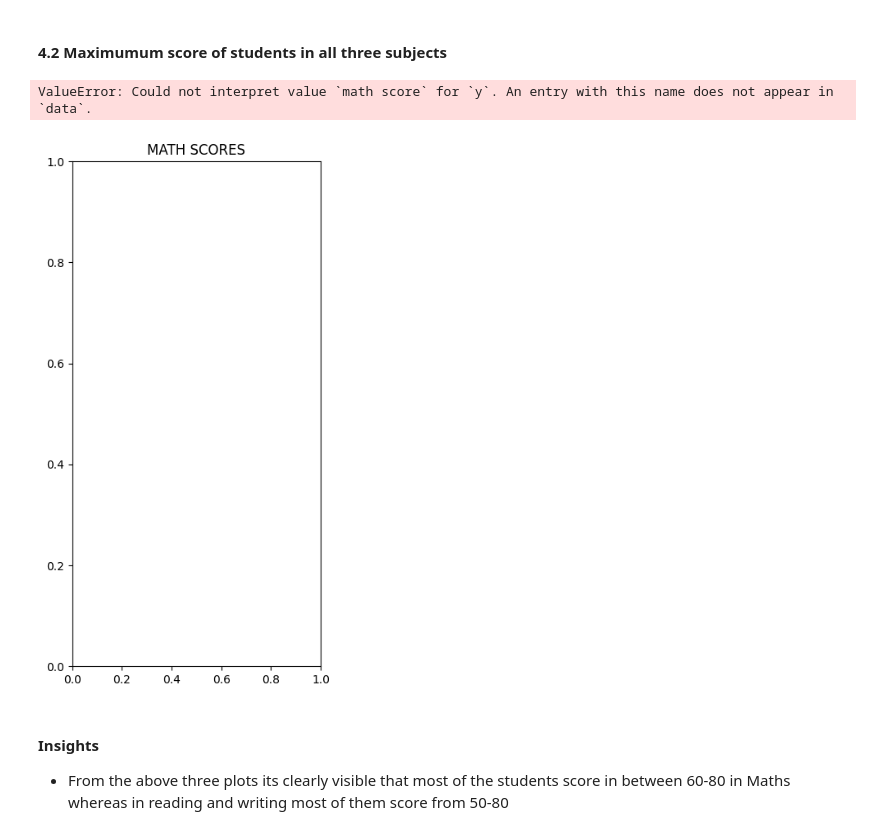
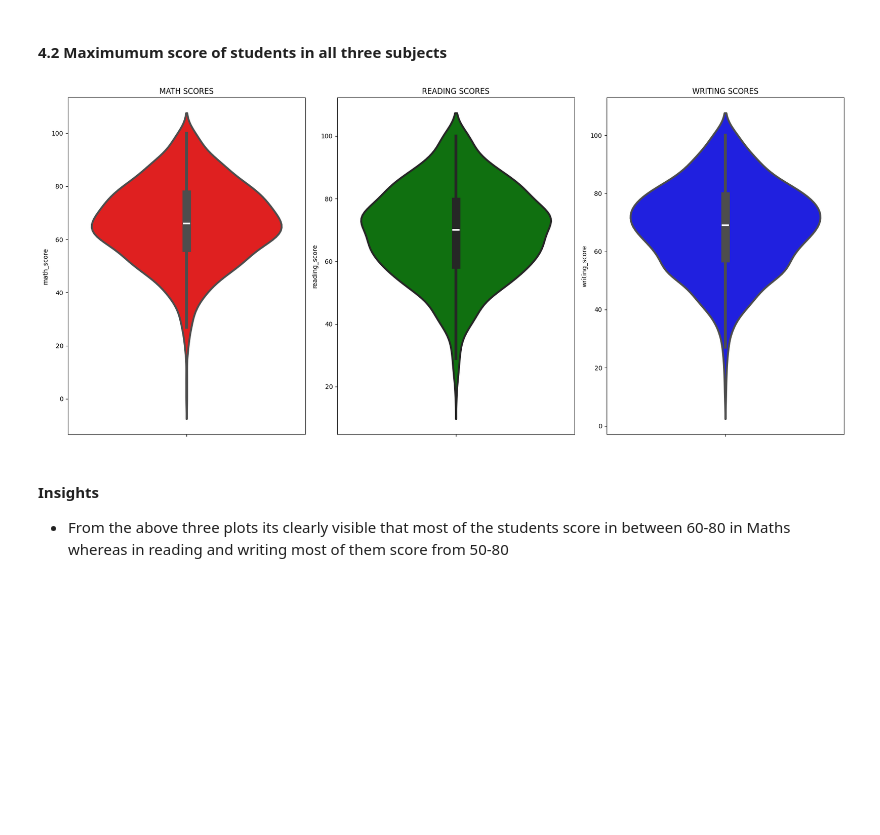
Before and after one commit to PriyankaDonagani/Project, a Jupyter notebook: notebook/1 . EDA STUDENT PERFORMANCE .ipynb, the cells around one changed output. Drawn from its saved outputs; the diff is of its cells as text; code cells hidden in the pictures; blank space fills up the shorter version.

```diff
--- a/notebook/1 . EDA STUDENT PERFORMANCE .ipynb
+++ b/notebook/1 . EDA STUDENT PERFORMANCE .ipynb
@@ -329,20 +403,24 @@ ValueError: Could not interpret value `race/ethnicity` for `hue`. An entry with
 #### 4.2 Maximumum score of students in all three subjects
 # %%
 
-plt.figure(figsize=(18,8))
-plt.subplot(1, 4, 1)
+plt.figure(figsize=(18, 8))
+
+plt.subplot(1, 3, 1)
 plt.title('MATH SCORES')
-sns.violinplot(y='math score',data=df,color='red',linewidth=3)
-plt.subplot(1, 4, 2)
+sns.violinplot(y='math_score', data=df, color='red', linewidth=3)
+
+plt.subplot(1, 3, 2)
 plt.title('READING SCORES')
-sns.violinplot(y='reading score',data=df,color='green',linewidth=3)
-plt.subplot(1, 4, 3)
+sns.violinplot(y='reading_score', data=df, color='green', linewidth=3)
+
+plt.subplot(1, 3, 3)
 plt.title('WRITING SCORES')
-sns.violinplot(y='writing score',data=df,color='blue',linewidth=3)
+sns.violinplot(y='writing_score', data=df, color='blue', linewidth=3)
+
+plt.tight_layout()
 plt.show()
 # %% [output]
-ValueError: Could not interpret value `math score` for `y`. An entry with this name does not appear in `data`.
-[figure, old version]
+[figure, new version]
 # %% [markdown]
 #### Insights
 - From the above three plots its clearly visible that most of the students score in between 60-80 in Maths whereas in reading and writing most of them score from 50-80
```
Also changed, not shown: parts of 20 cells of this notebook, 6 other files.
